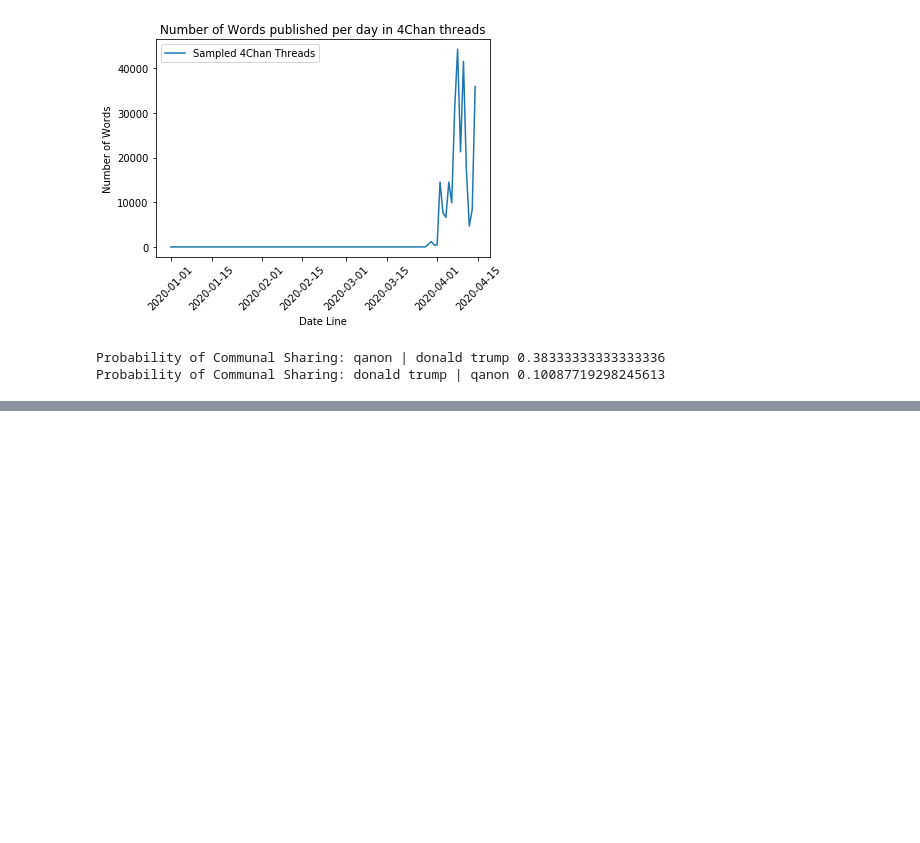
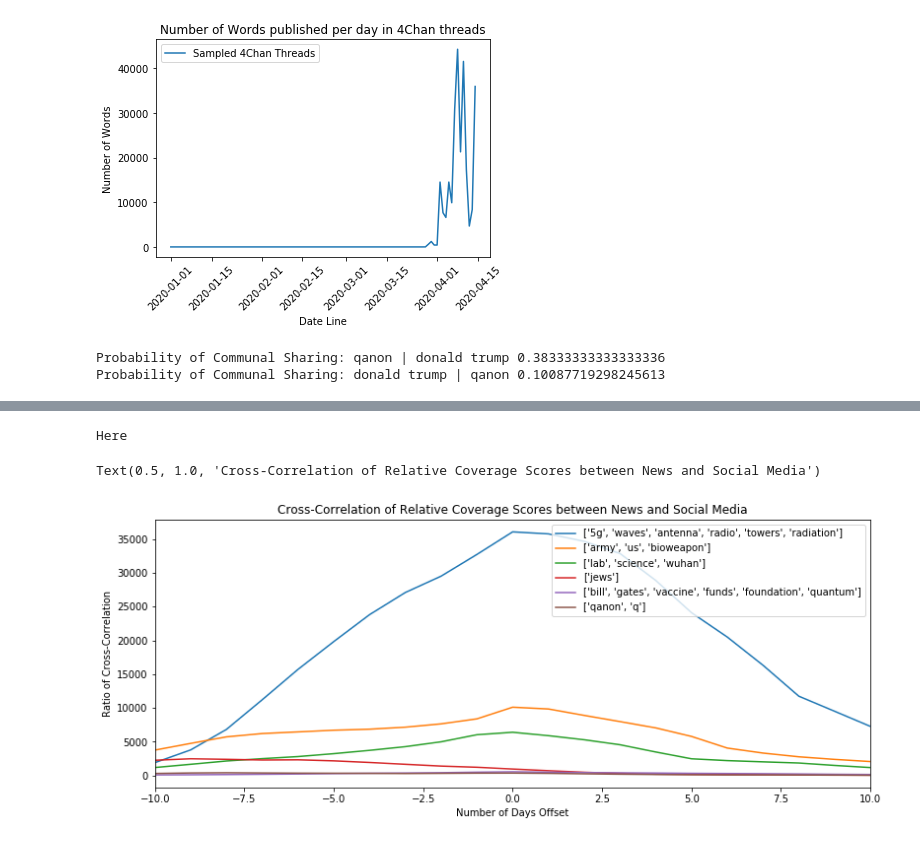
Before and after one commit to pholur/Covid19, a Jupyter notebook: Evaluations/time_series_count.ipynb, the cells around one changed output, grey strips where cells are left out. Saved outputs shown, nothing was run; the diff lists cells and outputs as text; code cells hidden in the pictures; blank space fills up the shorter version.

```diff
--- a/Evaluations/time_series_count.ipynb
+++ b/Evaluations/time_series_count.ipynb
@@ -197,0 +249,68 @@ Text(0, 0.5, 'Number of Common Neighbors')
+# %%
+import numpy as np
+from copy import deepcopy
+
+plt.figure(figsize=(13,5))
+
+def ret_trajs(communities):
+    traj_soc = []
+    for comm in communities:
+        total_data = []
+        for k,l in enumerate(l_d2[:-time_sweep+1]):
+        #for k,l in enumerate(l_d2):
+            corpus = []
+
+            for j in range(k, k + time_sweep):
+                corp = (" ".join(dictionary_of_text[l_d2[j]])).lower().split(" ")
+                corpus.extend(corp)
+
+            if corpus == []:
+                data = 0
+            else:
+                data = find_graph(corpus, comm)
+            total_data.append(data)
+        traj_soc.append(total_data)
+
+        total_data = []
+        for corpus in total_corpi:
+            data = find_graph(corpus, comm)
+            total_data.append(data)
+        traj.append(total_data)
+
+    return traj, traj_soc
+
+communities = [["5g","waves","antenna","radio","towers","radiation"],["army","us","bioweapon"],["lab","science","wuhan"],["jews"], ["bill","gates","vaccine","funds","foundation","quantum"],["qanon","q"]]
+
+suml = np.zeros((len(communities),27))
+sum2l = np.zeros((len(communities),27))
+
+t = 0
+while (t < 10):
+    comm = deepcopy(communities)
+    comm.append(random_sample_NER(500))
+    traj, traj_soc = ret_trajs(comm)
+    print("Here")
+    for l in range(len(comm) - 1):
+        news = np.divide(np.array(traj[l][87:]),np.array(traj[-1][87:]))
+        chan4 = np.divide(np.array(traj_soc[l][87:]),np.array(traj_soc[-1][87:]))
+        arr = np.correlate(news, chan4, "full")
+        suml[l][:] += arr
+        sum2l[l][:] += np.multiply(arr, arr)
+    t += 1
+
+for i in range(len(communities)):
+        mean = suml[i][3:-3]/t
+        std = np.sqrt((sum2l[i][3:-3] - np.multiply(mean,mean)/t) / t)
+        plt.plot(range(-10,11),mean, label=str(communities[i]))
+        plt.fill_between(range(-10,11), mean-std,mean+std, alpha=0.5)
+
+plt.xlim(-10,10)
+#plt.yscale("log")
+plt.legend(fontsize=10,loc="upper right")
+plt.xlabel("Number of Days Offset")
+plt.ylabel("Ratio of Cross-Correlation")
+plt.title("Cross-Correlation of Relative Coverage Scores between News and Social Media")
+# %% [output]
+Here
+Text(0.5, 1.0, 'Cross-Correlation of Relative Coverage Scores between News and Social Media')
+[figure, added]
```
Also changed, not shown: parts of 7 cells of this notebook, 1 other file.
